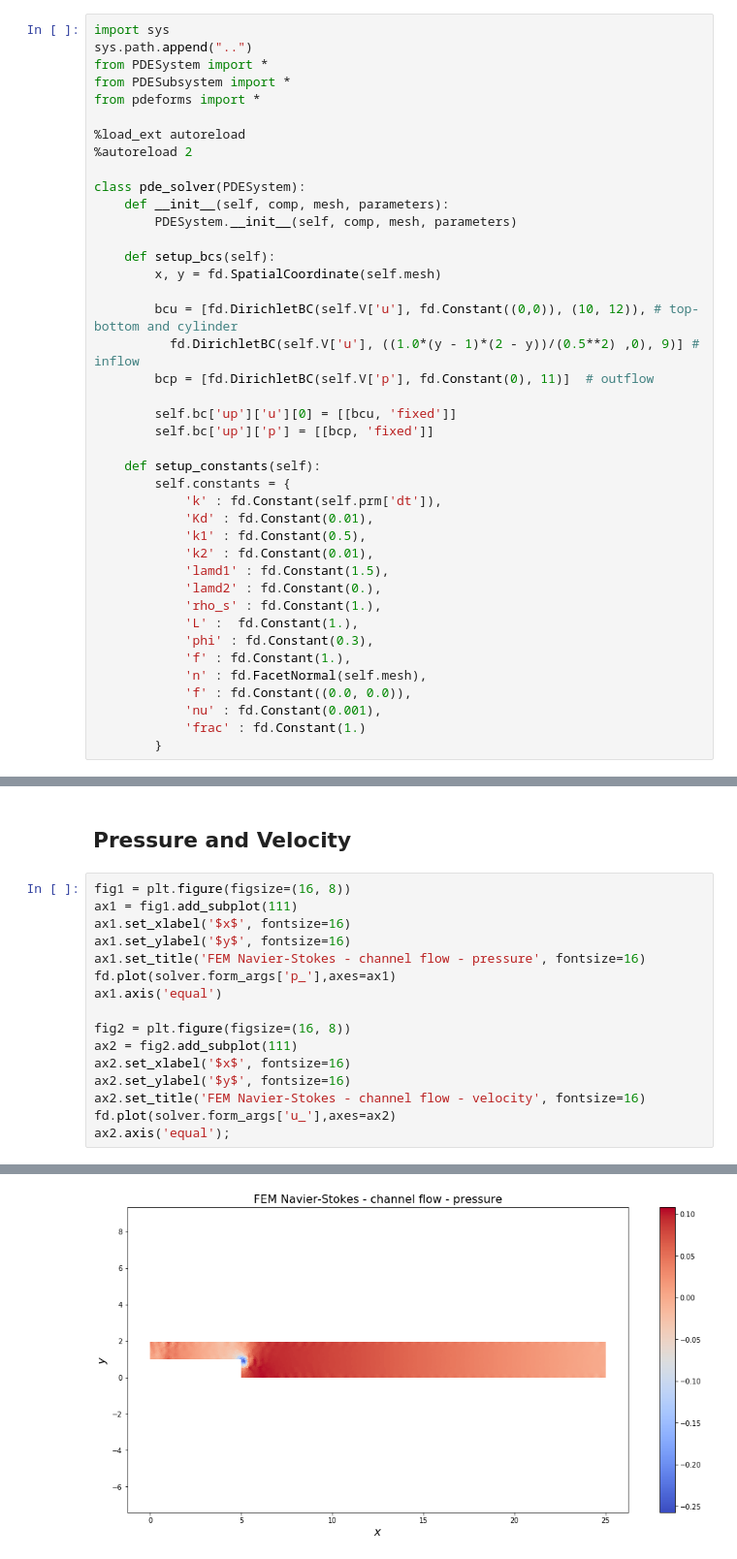
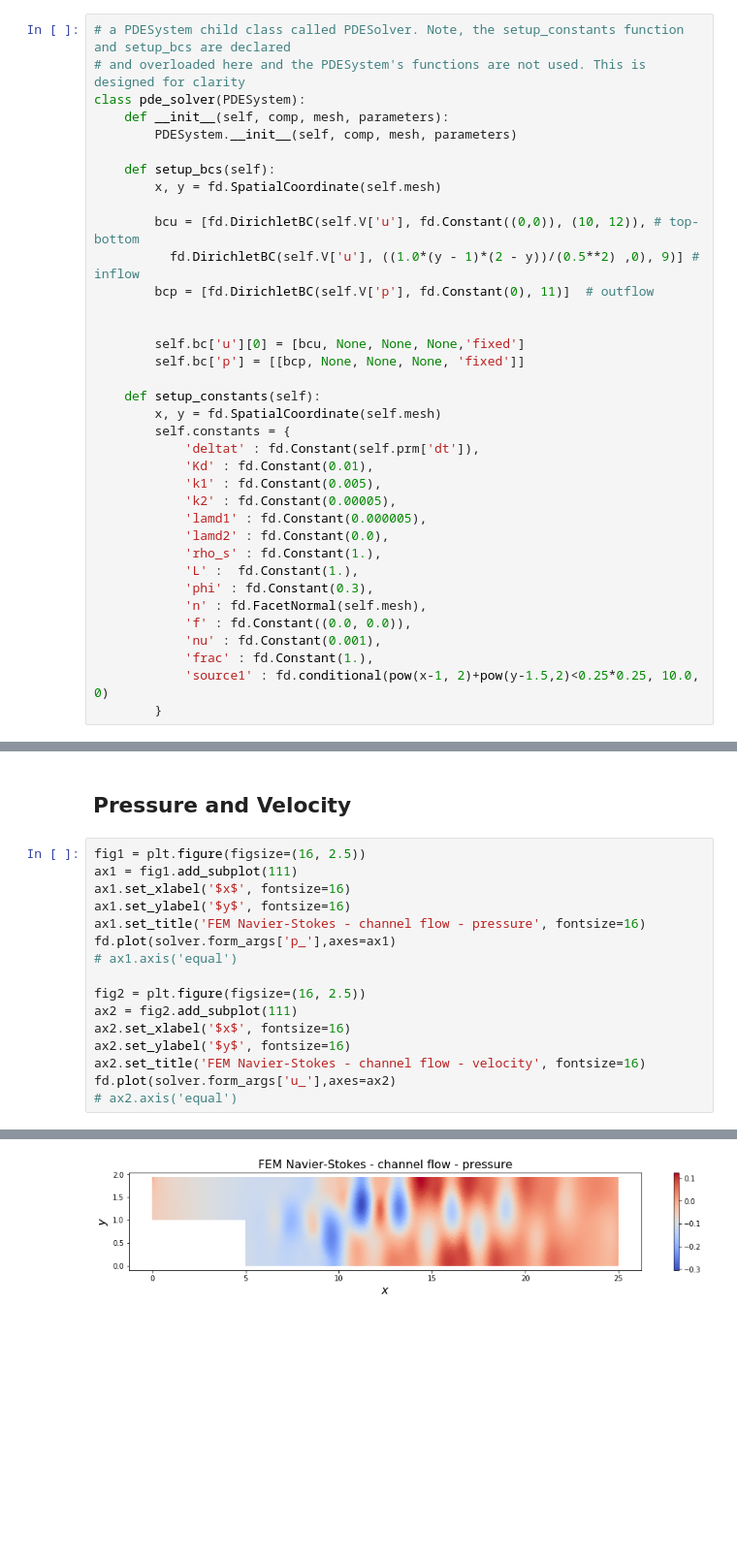
Before and after one commit to msc-acse/acse-9-independent-research-project-kmei92, a Jupyter notebook: acse/fireframe/demo/radio_transport_demo.ipynb, the cells around one changed output, grey strips where cells are left out. Shown: that part at 97% size. Saved outputs shown, nothing was run; the diff lists cells and outputs as text; blank space fills up the shorter version.

```diff
--- a/acse/fireframe/demo/radio_transport_demo.ipynb
+++ b/acse/fireframe/demo/radio_transport_demo.ipynb
@@ -3,13 +17,6 @@
 # %%
-import sys
-sys.path.append("..")
-from PDESystem import *
-from PDESubsystem import *
-from pdeforms import *
-
-%load_ext autoreload
-%autoreload 2
-
+# a PDESystem child class called PDESolver. Note, the setup_constants function and setup_bcs are declared
+# and overloaded here and the PDESystem's functions are not used. This is designed for clarity
 class pde_solver(PDESystem):
     def __init__(self, comp, mesh, parameters):
         PDESystem.__init__(self, comp, mesh, parameters)
@@ -17,29 +24,31 @@ class pde_solver(PDESystem):
     def setup_bcs(self):
         x, y = fd.SpatialCoordinate(self.mesh)
 
-        bcu = [fd.DirichletBC(self.V['u'], fd.Constant((0,0)), (10, 12)), # top-bottom and cylinder
+        bcu = [fd.DirichletBC(self.V['u'], fd.Constant((0,0)), (10, 12)), # top-bottom
           fd.DirichletBC(self.V['u'], ((1.0*(y - 1)*(2 - y))/(0.5**2) ,0), 9)] # inflow
         bcp = [fd.DirichletBC(self.V['p'], fd.Constant(0), 11)]  # outflow
 
-        self.bc['up']['u'][0] = [[bcu, 'fixed']]
-        self.bc['up']['p'] = [[bcp, 'fixed']]
+
+        self.bc['u'][0] = [bcu, None, None, None,'fixed']
+        self.bc['p'] = [[bcp, None, None, None, 'fixed']]
 
     def setup_constants(self):
+        x, y = fd.SpatialCoordinate(self.mesh)
         self.constants = {
-            'k' : fd.Constant(self.prm['dt']),
+            'deltat' : fd.Constant(self.prm['dt']),
             'Kd' : fd.Constant(0.01),
-            'k1' : fd.Constant(0.5),
-            'k2' : fd.Constant(0.01),
-            'lamd1' : fd.Constant(1.5),
-            'lamd2' : fd.Constant(0.),
+            'k1' : fd.Constant(0.005),
+            'k2' : fd.Constant(0.00005),
+            'lamd1' : fd.Constant(0.000005),
+            'lamd2' : fd.Constant(0.0),
             'rho_s' : fd.Constant(1.),
             'L' :  fd.Constant(1.),
             'phi' : fd.Constant(0.3),
-            'f' : fd.Constant(1.),
             'n' : fd.FacetNormal(self.mesh),
             'f' : fd.Constant((0.0, 0.0)),
             'nu' : fd.Constant(0.001),
-            'frac' : fd.Constant(1.)
+            'frac' : fd.Constant(1.),
+            'source1' : fd.conditional(pow(x-1, 2)+pow(y-1.5,2)<0.25*0.25, 10.0, 0)
         }
 # %% [markdown]
 # Solve
@@ -93,19 +105,19 @@ time = 1.000
 # %% [markdown]
 ## Pressure and Velocity
 # %%
-fig1 = plt.figure(figsize=(16, 8))
+fig1 = plt.figure(figsize=(16, 2.5))
 ax1 = fig1.add_subplot(111)
 ax1.set_xlabel('$x$', fontsize=16)
 ax1.set_ylabel('$y$', fontsize=16)
 ax1.set_title('FEM Navier-Stokes - channel flow - pressure', fontsize=16)
 fd.plot(solver.form_args['p_'],axes=ax1)
-ax1.axis('equal')
+# ax1.axis('equal')
 
-fig2 = plt.figure(figsize=(16, 8))
+fig2 = plt.figure(figsize=(16, 2.5))
 ax2 = fig2.add_subplot(111)
 ax2.set_xlabel('$x$', fontsize=16)
 ax2.set_ylabel('$y$', fontsize=16)
 ax2.set_title('FEM Navier-Stokes - channel flow - velocity', fontsize=16)
 fd.plot(solver.form_args['u_'],axes=ax2)
-ax2.axis('equal');
+# ax2.axis('equal')
 # %% [output]
@@ -112 +125 @@ ax2.axis('equal');
-[figure, old version]
+[figure, new version]
```
Also changed, not shown: parts of 14 cells of this notebook, 11 other files.
